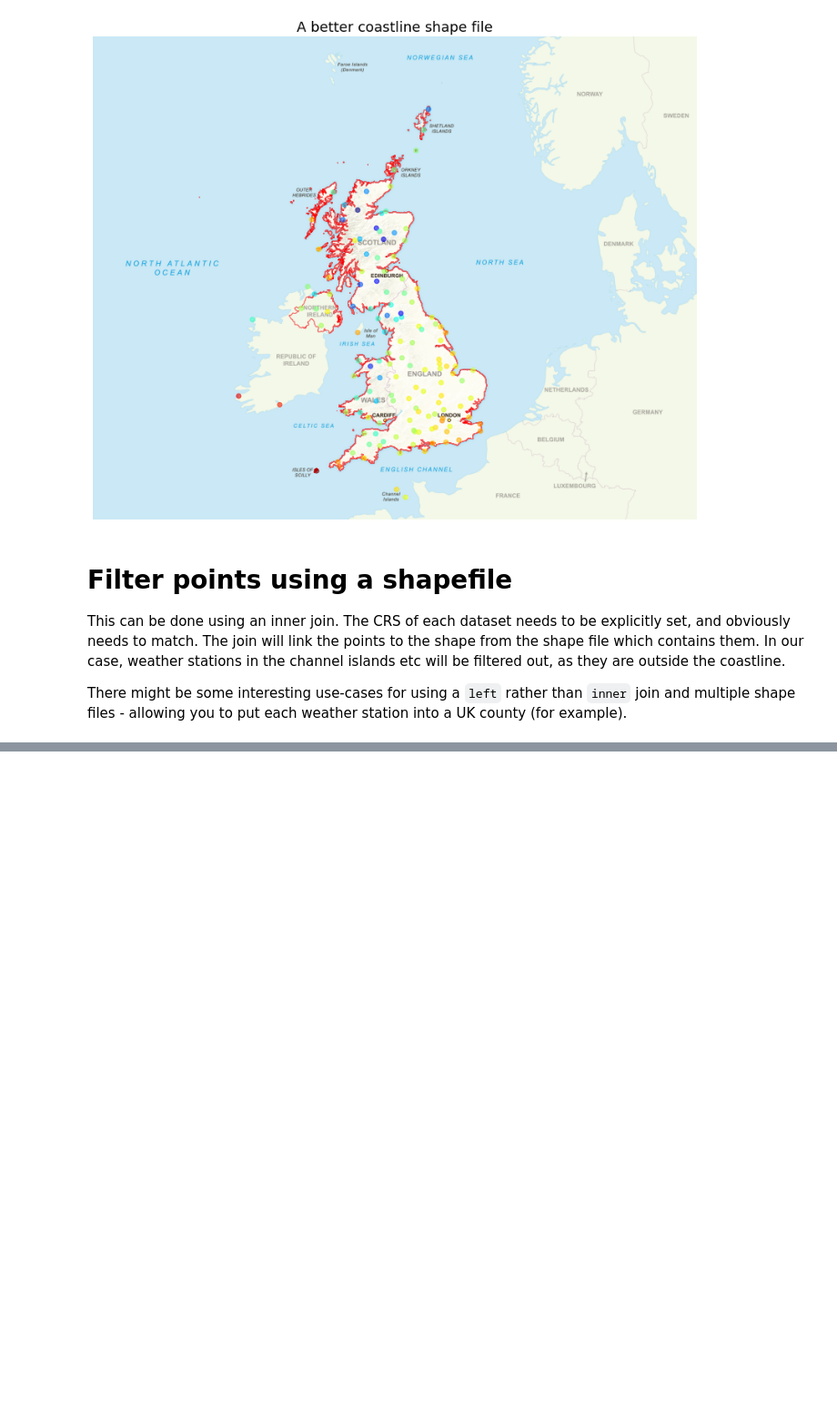
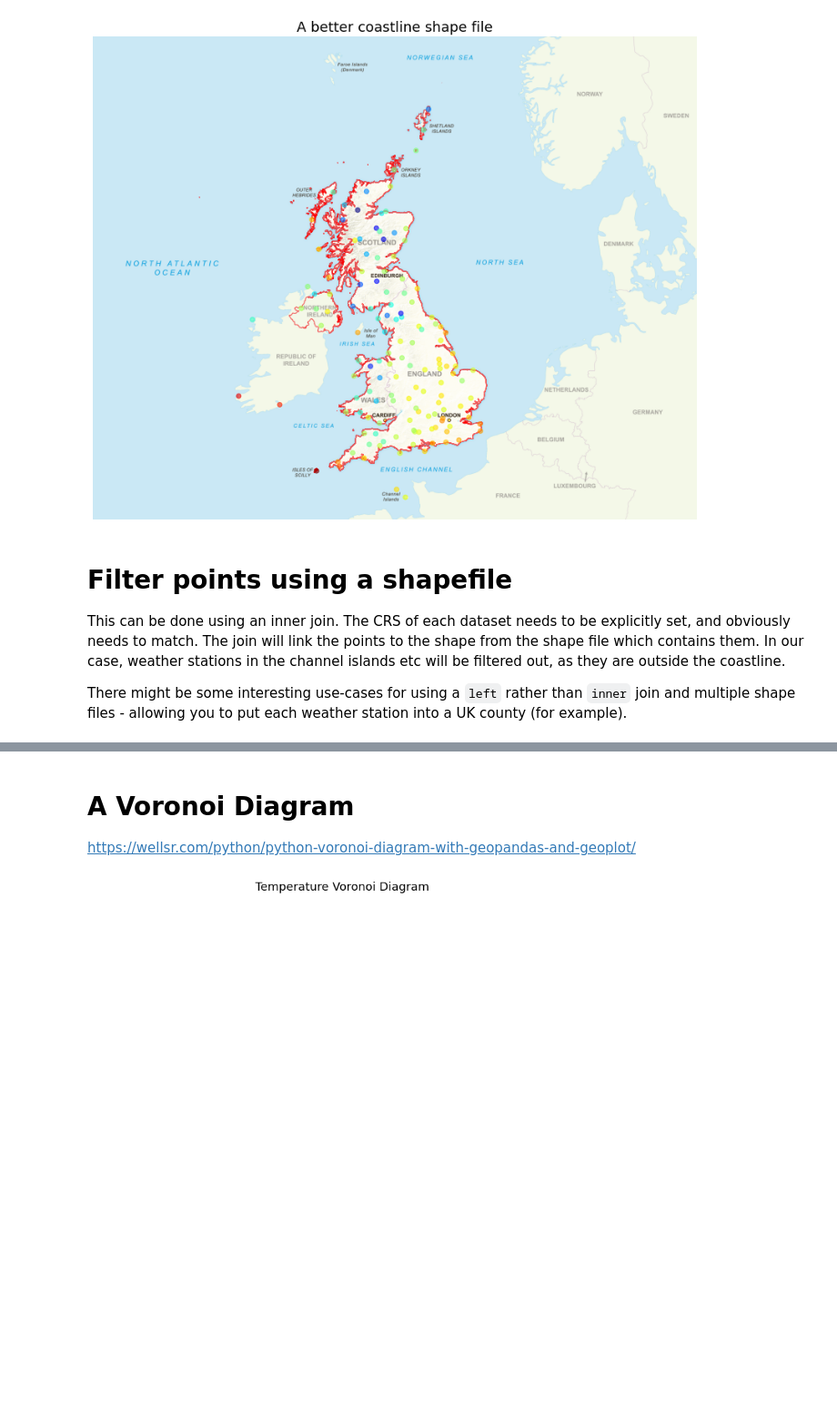
Before and after one commit to DanteLore/weather-notebook, a Jupyter notebook: map.ipynb, the cells around one changed output, grey strips where cells are left out. Shown at 91% size. Drawn from its saved outputs; the diff is of its cells as text; code cells hidden in the pictures; blank space fills up the shorter version.

Commit message:
Struggling with voronoi diagrams, checkin as a backup

```diff
--- a/map.ipynb
+++ b/map.ipynb
@@ -199 +198,31 @@ points_inside_boundary.head()
 5 rows × 79 columns
+# %% [markdown]
+# A Voronoi Diagram
+https://wellsr.com/python/python-voronoi-diagram-with-geopandas-and-geoplot/
+# %%
+import geoplot
+from shapely.geometry import box, Polygon
+
+f, ax = plt.subplots(figsize=(14, 14))
+ax.set_title('Temperature Voronoi Diagram', fontdict={'fontsize': '18', 'fontweight' : '3'})
+ax.set_axis_off()
+
+#uk = geopandas.read_file('data/GBR_adm0/GBR_adm0.shp')
+#uk = uk.to_crs(epsg=27700)
+
+
+#islands_of_uk = uk.explode(index_parts=True)
+#islands_and_weather_stations = sjoin(islands_of_uk, gdf_osgb, how='inner')[["site_name", "geometry"]].dropna()
+#mainland = islands_and_weather_stations.where(islands_and_weather_stations['site_name'] == 'EXETER AIRPORT').dropna()
+
+#mainland
+
+#ax = geoplot.voronoi(points_inside_boundary, hue='temperature', clip=mainland, cmap=plt.get_cmap("jet"), legend=True, edgecolor='white', linewidth=0.01)
+
+# Voronoi Magic!
+#ax = geoplot.voronoi(points_inside_boundary, hue='temperature', clip=uk, cmap=plt.get_cmap("jet"), legend=True, edgecolor='white', linewidth=0.01)
+#islands_and_weather_stations.plot(ax=ax, facecolor='white', edgecolor='black', alpha=.6)
+
+#plt.show()
+# %% [output]
+[figure, added]
```
Also changed, not shown: parts of 3 cells of this notebook, 1 other file.
